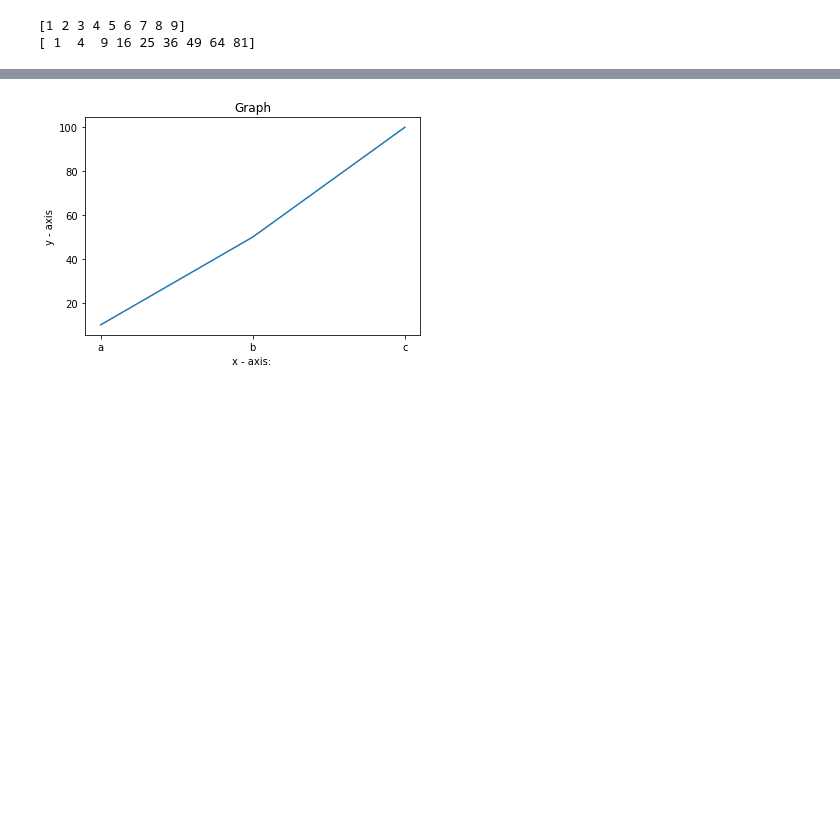
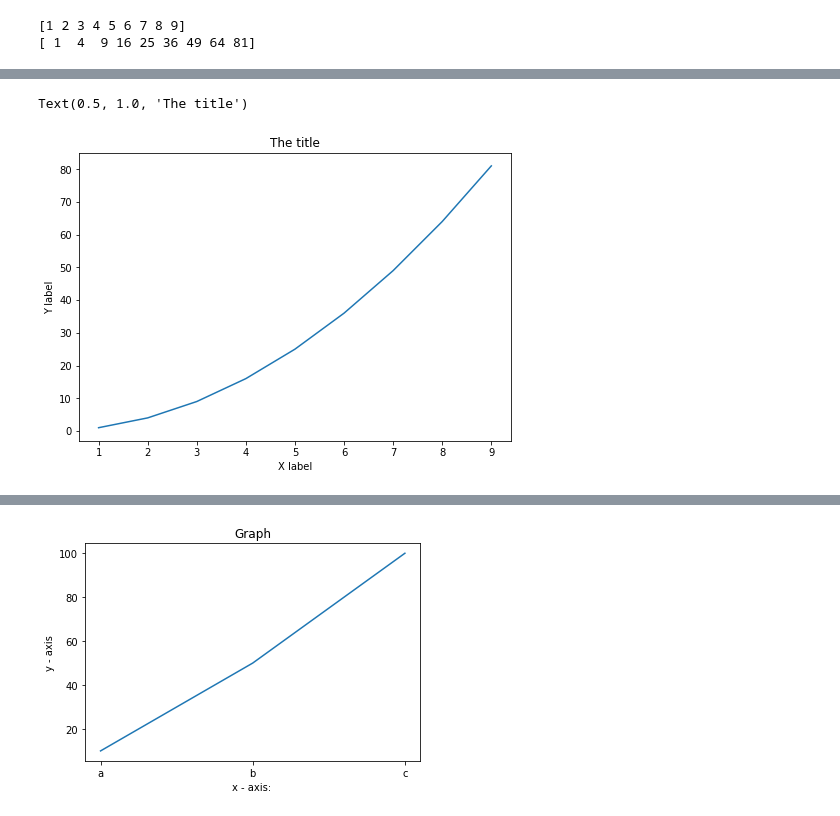
Before and after one commit to arutsh/Python-Programming-for-Data-Science-Part-1, a Jupyter notebook: lectures/07 - Matplotlib_basics.ipynb, the cells around one changed output, grey strips where cells are left out. Drawn from its saved outputs; the diff is of its cells as text; code cells hidden in the pictures; blank space fills up the shorter version.

```diff
--- a/lectures/07 - Matplotlib_basics.ipynb
+++ b/lectures/07 - Matplotlib_basics.ipynb
@@ -47,0 +75,14 @@ Name: Test series, dtype: int64
+# %%
+# Object-Oriented Approach
+
+fig = plt.figure() #like a blank canvas
+
+                    #left, bottom, width, height
+axes = fig.add_axes([0.1, 0.1, 1, 1])   #takes four arguments
+axes.plot(x,y)
+axes.set_xlabel('X label')
+axes.set_ylabel('Y label')
+axes.set_title('The title')
+# %% [output]
+Text(0.5, 1.0, 'The title')
+[figure, added]
```
Also changed, not shown: parts of 14 cells of this notebook, 1 other file.
